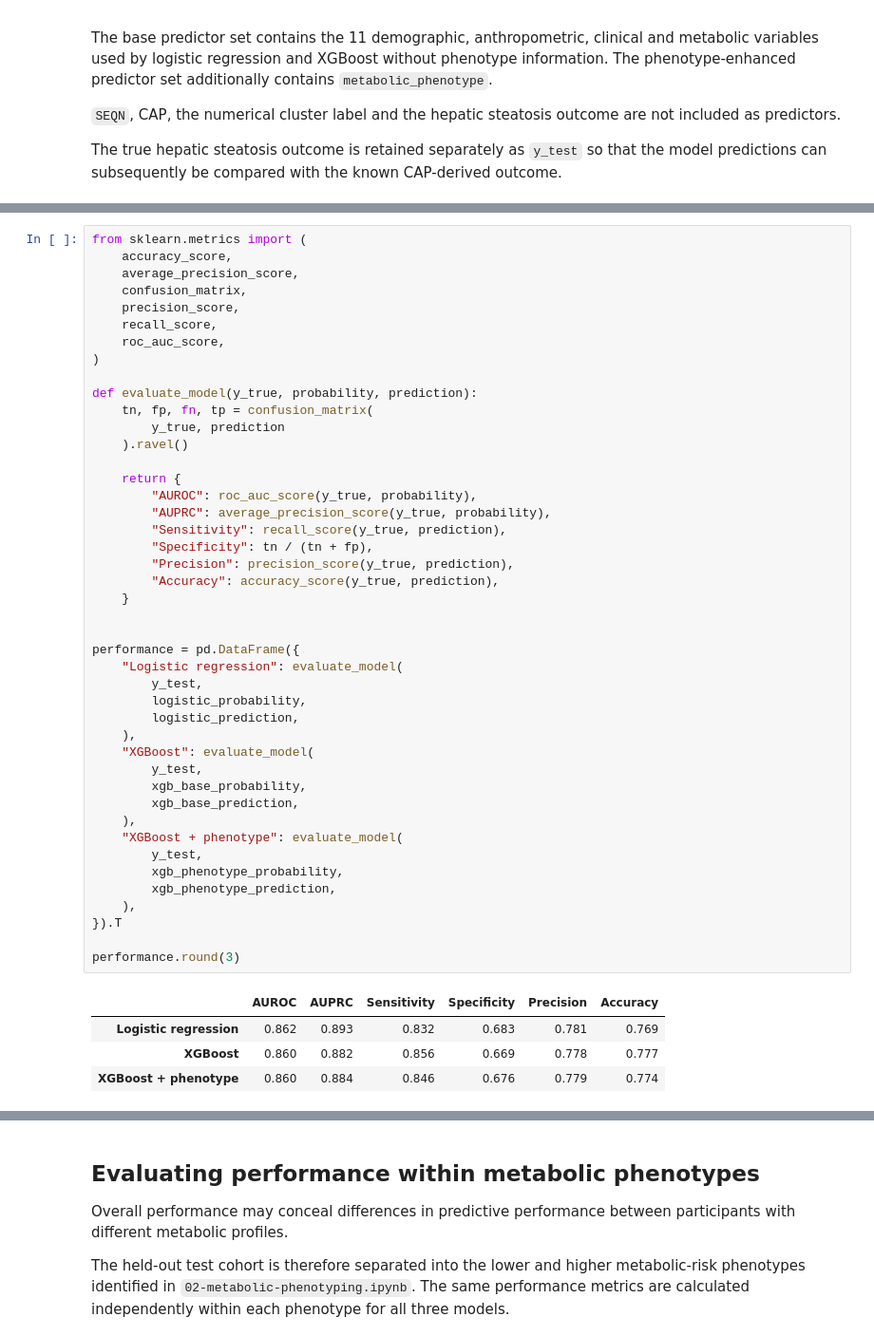
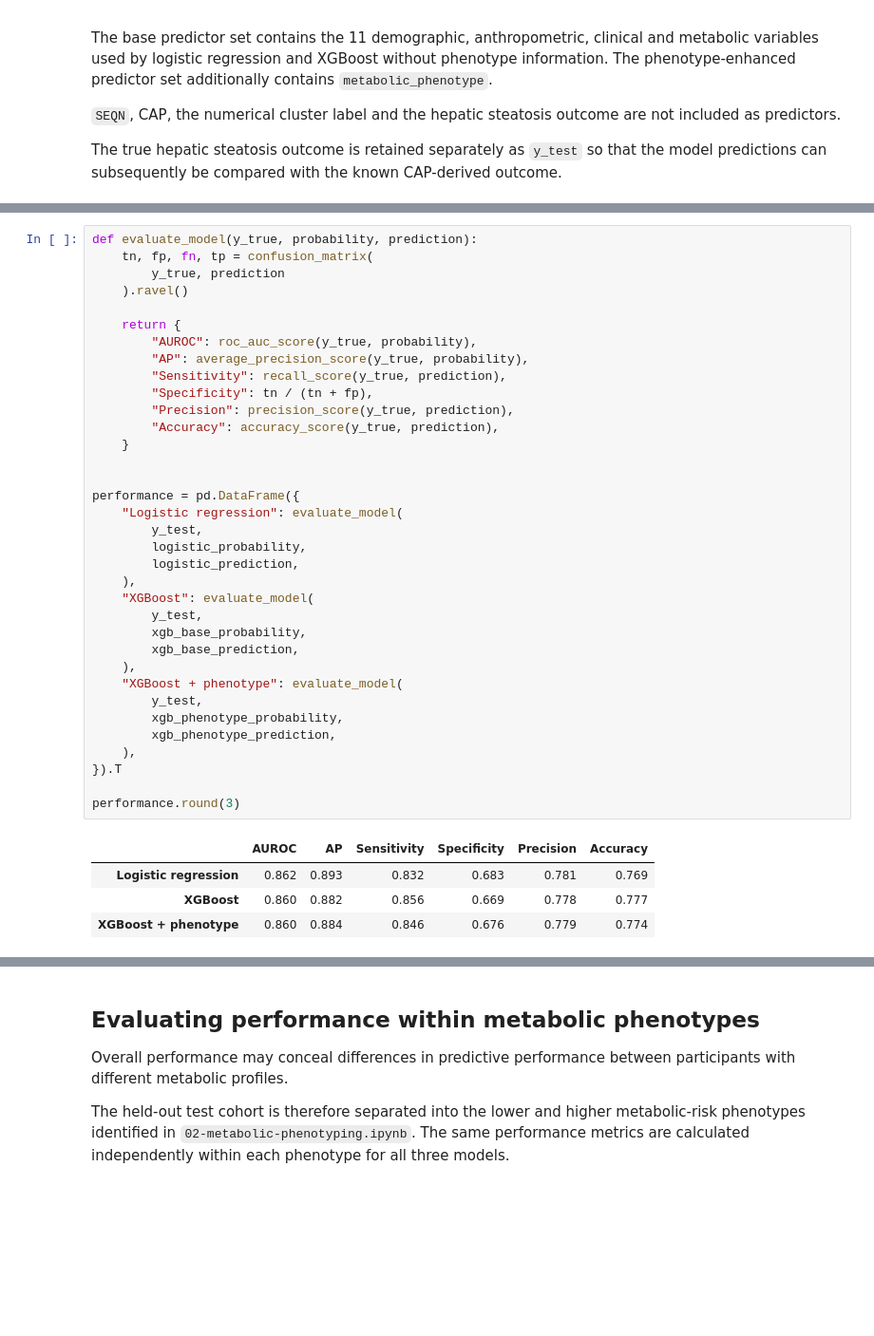
Before and after one commit to AryanSaraf/nhanes-steatosis, a Jupyter notebook: notebooks/04-evaluation-interpretation.ipynb, the cells around one changed output, grey strips where cells are left out. Shown at 95% size. Saved outputs shown, nothing was run; the diff lists cells and outputs as text; blank space fills up the shorter version.

```diff
--- a/notebooks/04-evaluation-interpretation.ipynb
+++ b/notebooks/04-evaluation-interpretation.ipynb
@@ -184,15 +252,6 @@ At the fixed `0.50` classification threshold, **sensitivity** measures the propo
 
 The same test participants and classification threshold are used for all three models to allow direct comparison.
 # %%
-from sklearn.metrics import (
-    accuracy_score,
-    average_precision_score,
-    confusion_matrix,
-    precision_score,
-    recall_score,
-    roc_auc_score,
-)
-
 def evaluate_model(y_true, probability, prediction):
     tn, fp, fn, tp = confusion_matrix(
         y_true, prediction
@@ -200,35 +259,35 @@ def evaluate_model(y_true, probability, prediction):
 
     return {
         "AUROC": roc_auc_score(y_true, probability),
-        "AUPRC": average_precision_score(y_true, probability),
+        "AP": average_precision_score(y_true, probability),
         "Sensitivity": recall_score(y_true, prediction),
         "Specificity": tn / (tn + fp),
         "Precision": precision_score(y_true, prediction),
         "Accuracy": accuracy_score(y_true, prediction),
     }
 
 
 performance = pd.DataFrame({
     "Logistic regression": evaluate_model(
         y_test,
         logistic_probability,
         logistic_prediction,
     ),
     "XGBoost": evaluate_model(
         y_test,
         xgb_base_probability,
         xgb_base_prediction,
     ),
     "XGBoost + phenotype": evaluate_model(
         y_test,
         xgb_phenotype_probability,
         xgb_phenotype_prediction,
     ),
 }).T
 
 performance.round(3)
 # %% [output]
-|  | AUROC | AUPRC | Sensitivity | Specificity | Precision | Accuracy |
+|  | AUROC | AP | Sensitivity | Specificity | Precision | Accuracy |
 | Logistic regression | 0.862 | 0.893 | 0.832 | 0.683 | 0.781 | 0.769 |
 | XGBoost | 0.860 | 0.882 | 0.856 | 0.669 | 0.778 | 0.777 |
 | XGBoost + phenotype | 0.860 | 0.884 | 0.846 | 0.676 | 0.779 | 0.774 |
```
Also changed, not shown: parts of 16 cells of this notebook, 1 other file.
